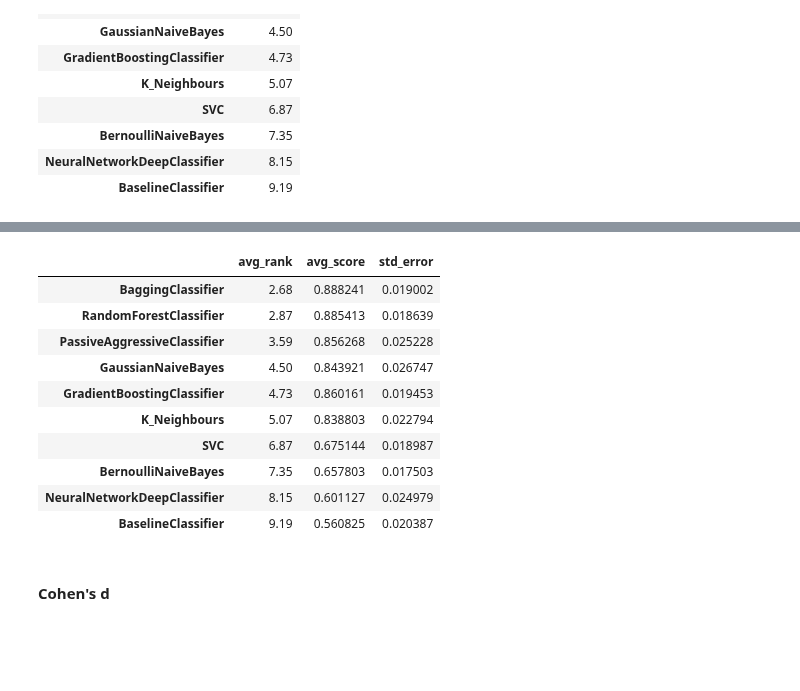
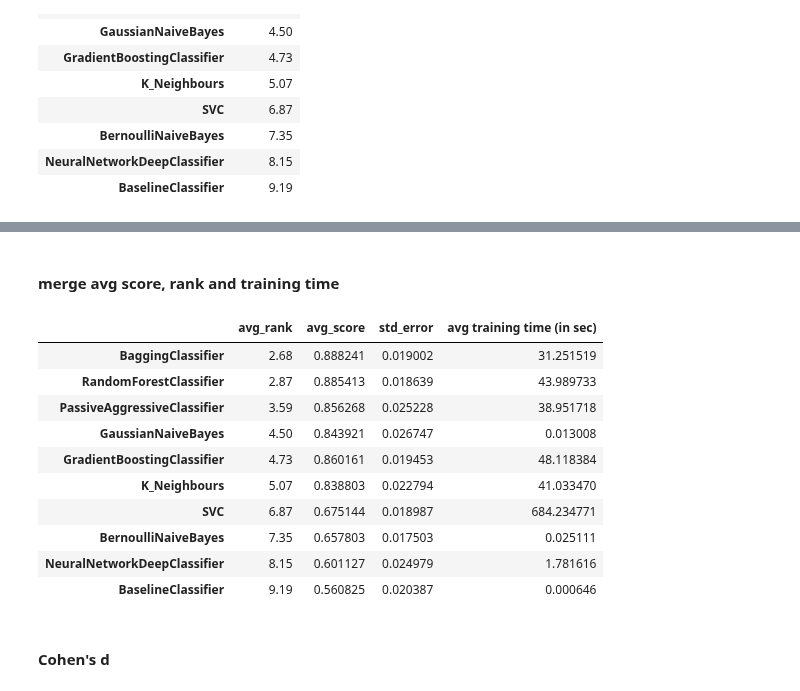
Before and after one commit to sktime/mlaut, a Jupyter notebook: AnalyzeResults.ipynb, the cells around one changed output, grey strips where cells are left out. Saved outputs shown, nothing was run; the diff lists cells and outputs as text; code cells hidden in the pictures; blank space fills up the shorter version.

Commit message:
implemented time for training

```diff
--- a/AnalyzeResults.ipynb
+++ b/AnalyzeResults.ipynb
@@ -79,0 +82,3 @@ avg_rank
+# %%
+avg_training_time, trainig_time_per_dataset = analyze.average_training_time(estimators)
+avg_training_time
@@ -80,19 +97,21 @@ avg_rank
+# %% [markdown]
+#### merge avg score, rank and training time
 # %%
-#merge rank and score in one table
-rank_score = pd.DataFrame.merge(avg_rank,avg_and_std_error, left_index=True, right_index=True)
-rank_score
+avg_metrics = pd.DataFrame.merge(avg_rank,avg_and_std_error, left_index=True, right_index=True)
+avg_metrics = pd.DataFrame.merge(avg_metrics, avg_training_time,left_index=True, right_index=True)
+avg_metrics
 # %% [output]
-|  | avg_rank | avg_score | std_error |
-| BaggingClassifier | 2.68 | 0.888241 | 0.019002 |
-| RandomForestClassifier | 2.87 | 0.885413 | 0.018639 |
-| PassiveAggressiveClassifier | 3.59 | 0.856268 | 0.025228 |
-| GaussianNaiveBayes | 4.50 | 0.843921 | 0.026747 |
-| GradientBoostingClassifier | 4.73 | 0.860161 | 0.019453 |
-| K_Neighbours | 5.07 | 0.838803 | 0.022794 |
-| SVC | 6.87 | 0.675144 | 0.018987 |
-| BernoulliNaiveBayes | 7.35 | 0.657803 | 0.017503 |
-| NeuralNetworkDeepClassifier | 8.15 | 0.601127 | 0.024979 |
-| BaselineClassifier | 9.19 | 0.560825 | 0.020387 |
+|  | avg_rank | avg_score | std_error | avg training time (in sec) |
+| BaggingClassifier | 2.68 | 0.888241 | 0.019002 | 31.251519 |
+| RandomForestClassifier | 2.87 | 0.885413 | 0.018639 | 43.989733 |
+| PassiveAggressiveClassifier | 3.59 | 0.856268 | 0.025228 | 38.951718 |
+| GaussianNaiveBayes | 4.50 | 0.843921 | 0.026747 | 0.013008 |
+| GradientBoostingClassifier | 4.73 | 0.860161 | 0.019453 | 48.118384 |
+| K_Neighbours | 5.07 | 0.838803 | 0.022794 | 41.033470 |
+| SVC | 6.87 | 0.675144 | 0.018987 | 684.234771 |
+| BernoulliNaiveBayes | 7.35 | 0.657803 | 0.017503 | 0.025111 |
+| NeuralNetworkDeepClassifier | 8.15 | 0.601127 | 0.024979 | 1.781616 |
+| BaselineClassifier | 9.19 | 0.560825 | 0.020387 | 0.000646 |
 # %% [markdown]
 #### Cohen's d
 # %%
```
Also changed, not shown: parts of 4 cells of this notebook, 5 other files.
